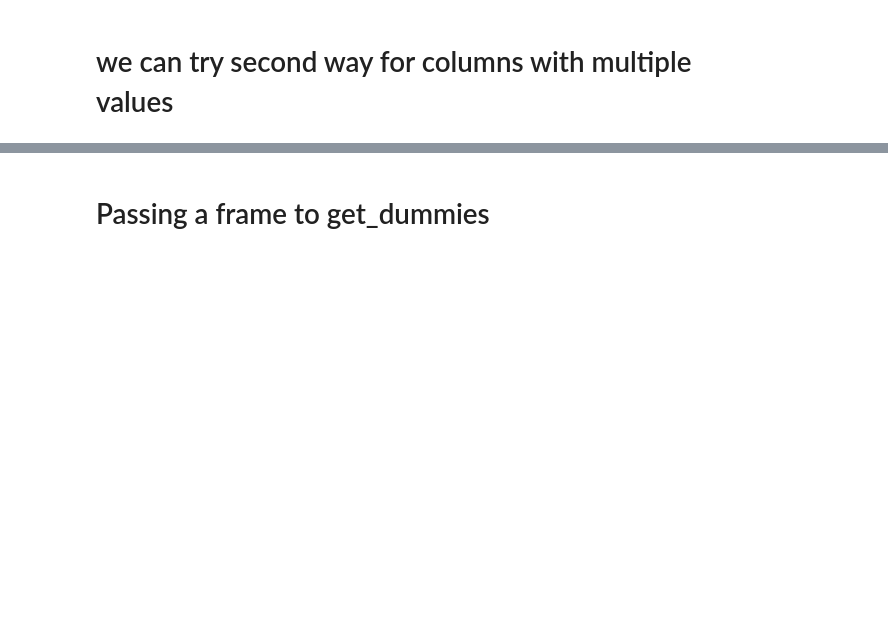
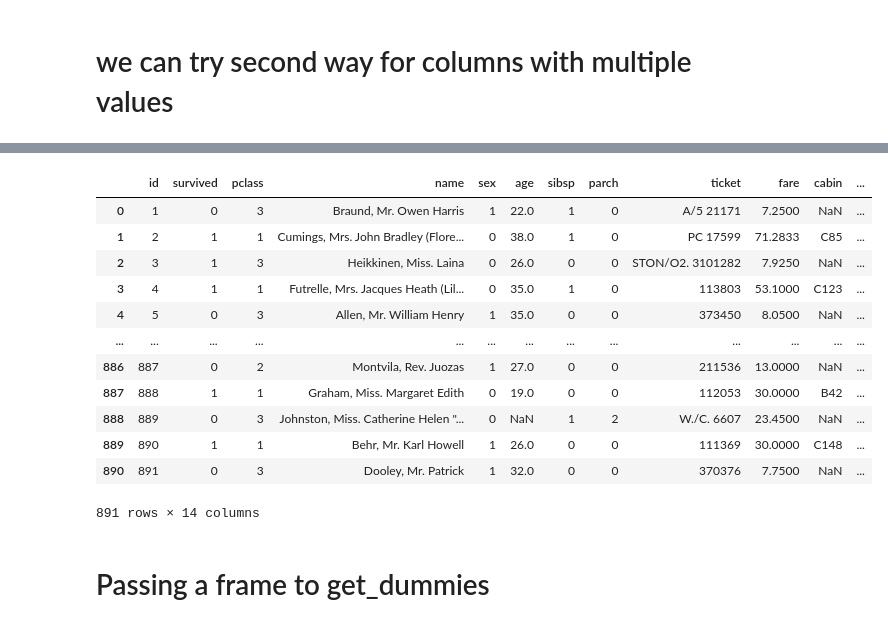
Before and after one commit to OveysSafarnejad/pd-training, a Jupyter notebook: src/pandas_series/dataschool_series.ipynb, the cells around one changed output, grey strips where cells are left out. Cells and saved outputs as stored; diff of their text form; code cells hidden in the pictures; blank space fills up the shorter version.

```diff
--- a/src/pandas_series/dataschool_series.ipynb
+++ b/src/pandas_series/dataschool_series.ipynb
@@ -688,6 +1060,6 @@ len(test), len(train)
 # %%
 import pandas as pd
 # %%
-passengers = pd.read_csv('resources/titanic_train.csv')
+passengers = pd.read_csv('resources/titanic_train.csv', names=['id','survived','pclass', 'name', 'sex', 'age', 'sibsp', 'parch', 'ticket', 'fare' ,'cabin' ,'embarked'], header=0)
 # %%
 passengers.shape
@@ -696,4 +1077,4 @@ passengers.head(5)
 # %%
-passengers.Sex = passengers.Sex.map({'male':1, 'female':0})
+passengers.sex = passengers.sex.map(lambda sex: int(sex=='male'))
 # %%
 passengers.head(5)
@@ -706,4 +1088,5 @@ passengers.head(5)
 # %% [markdown]
 # we can try second way for columns with multiple values
 # %%
-# embarked = pd.get_dummies(passengers.Embarked).iloc[:, 1:]
+embarked = pd.get_dummies(passengers.embarked).iloc[:, 1:] # because we can handle it with two columns and stop wasting extra memory
+embarked
@@ -710,5 +1107,19 @@ passengers.head(5)
 # %%
-# pd.concat([passengers, embarked], axis=1)
+pd.concat([passengers, embarked], axis=1)
+# %% [output]
+|  | id | survived | pclass | name | sex | age | sibsp | parch | ticket | fare | cabin | ... |
+| 0 | 1 | 0 | 3 | Braund, Mr. Owen Harris | 1 | 22.0 | 1 | 0 | A/5 21171 | 7.2500 | NaN | ... |
+| 1 | 2 | 1 | 1 | Cumings, Mrs. John Bradley (Flore... | 0 | 38.0 | 1 | 0 | PC 17599 | 71.2833 | C85 | ... |
+| 2 | 3 | 1 | 3 | Heikkinen, Miss. Laina | 0 | 26.0 | 0 | 0 | STON/O2. 3101282 | 7.9250 | NaN | ... |
+| 3 | 4 | 1 | 1 | Futrelle, Mrs. Jacques Heath (Lil... | 0 | 35.0 | 1 | 0 | 113803 | 53.1000 | C123 | ... |
+| 4 | 5 | 0 | 3 | Allen, Mr. William Henry | 1 | 35.0 | 0 | 0 | 373450 | 8.0500 | NaN | ... |
+| ... | ... | ... | ... | ... | ... | ... | ... | ... | ... | ... | ... | ... |
+| 886 | 887 | 0 | 2 | Montvila, Rev. Juozas | 1 | 27.0 | 0 | 0 | 211536 | 13.0000 | NaN | ... |
+| 887 | 888 | 1 | 1 | Graham, Miss. Margaret Edith | 0 | 19.0 | 0 | 0 | 112053 | 30.0000 | B42 | ... |
+| 888 | 889 | 0 | 3 | Johnston, Miss. Catherine Helen "... | 0 | NaN | 1 | 2 | W./C. 6607 | 23.4500 | NaN | ... |
+| 889 | 890 | 1 | 1 | Behr, Mr. Karl Howell | 1 | 26.0 | 0 | 0 | 111369 | 30.0000 | C148 | ... |
+| 890 | 891 | 0 | 3 | Dooley, Mr. Patrick | 1 | 32.0 | 0 | 0 | 370376 | 7.7500 | NaN | ... |
+891 rows × 14 columns
 # %% [markdown]
 # Passing a frame to get_dummies
 # %%
```
Also changed, not shown: parts of 91 cells of this notebook.
